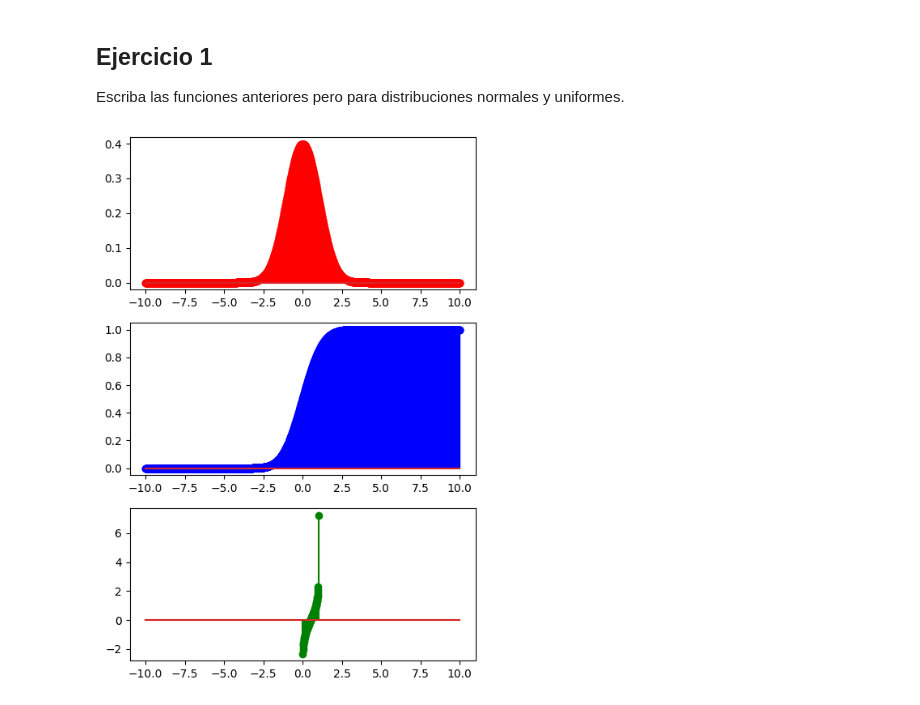
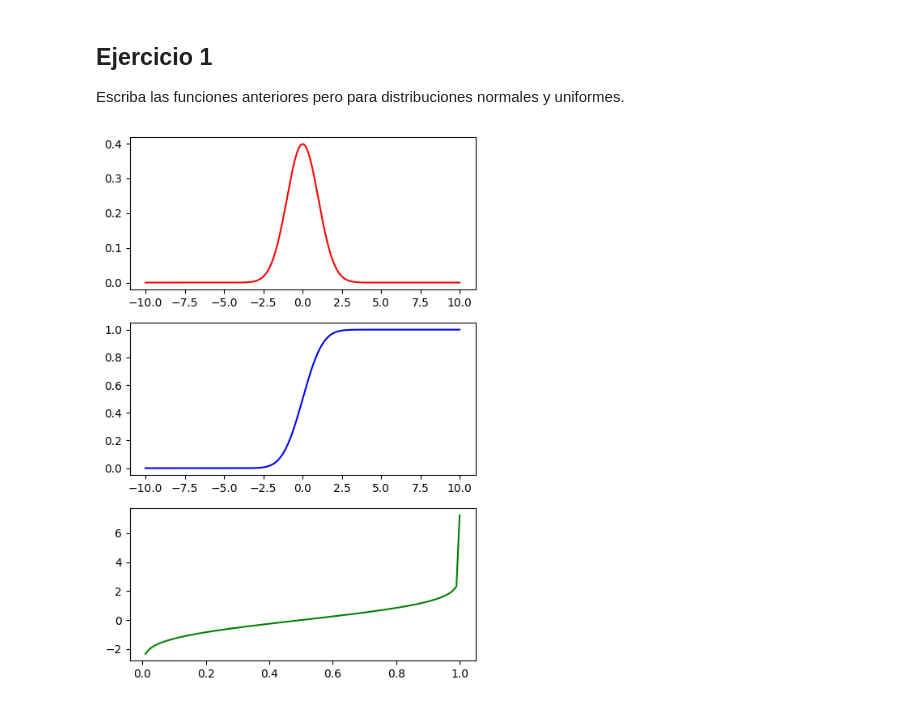
Before and after one commit to 4GeeksAcademy/pablomorena-probability-distribution-exercises-project-with-python, a Jupyter notebook: notebook/problems.es.ipynb, the cells around one changed output. Cells and saved outputs as stored; diff of their text form; code cells hidden in the pictures.

```diff
--- a/notebook/problems.es.ipynb
+++ b/notebook/problems.es.ipynb
@@ -127,27 +127,27 @@ def rnorm(n, media = 0, desv = 1):
 # %%
 np.random.seed(42)
 
 media = 0
 desv = 1
 data = np.arange(-10, 10, 0.01)
 
-pmf = dnorm(data, media = media, desv = desv)
-cdf = pnorm(data, media = media, desv = desv)
-ppf = qnorm(data, media = media, desv = desv)
+pmf = dnorm(data, media, desv)
+cdf = pnorm(data, media, desv)
+ppf = qnorm(data, media, desv)
 
 fig, axis = plt.subplots(3, 1, figsize = (5, 7))
 
-axis[0].stem(data, pmf, "r-")
-axis[1].stem(data, cdf, "b-")
-axis[2].stem(data, ppf, "g-")
+axis[0].plot(data, pmf, "r-")
+axis[1].plot(data, cdf, "b-")
+axis[2].plot(data, ppf, "g-")
 
 # Adjust the layout
 plt.tight_layout()
 
 # Show the plot
 plt.show()
 # %% [output]
-[figure, old version]
+[figure, new version]
 # %%
 # TODO
 
```
Also changed, not shown: parts of 2 cells of this notebook.
